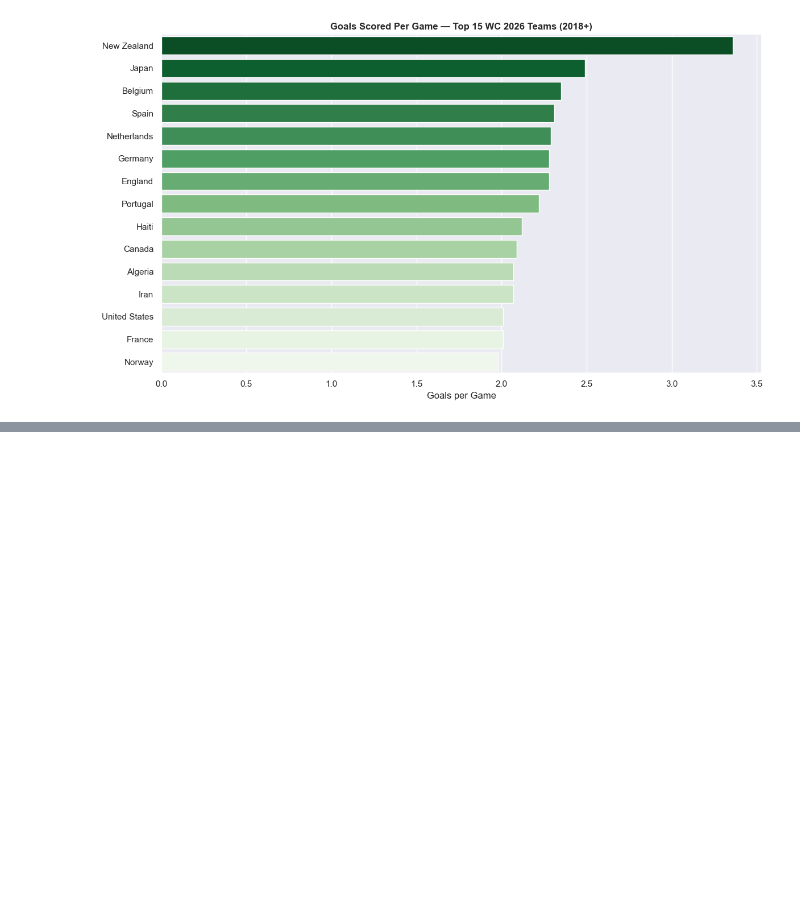
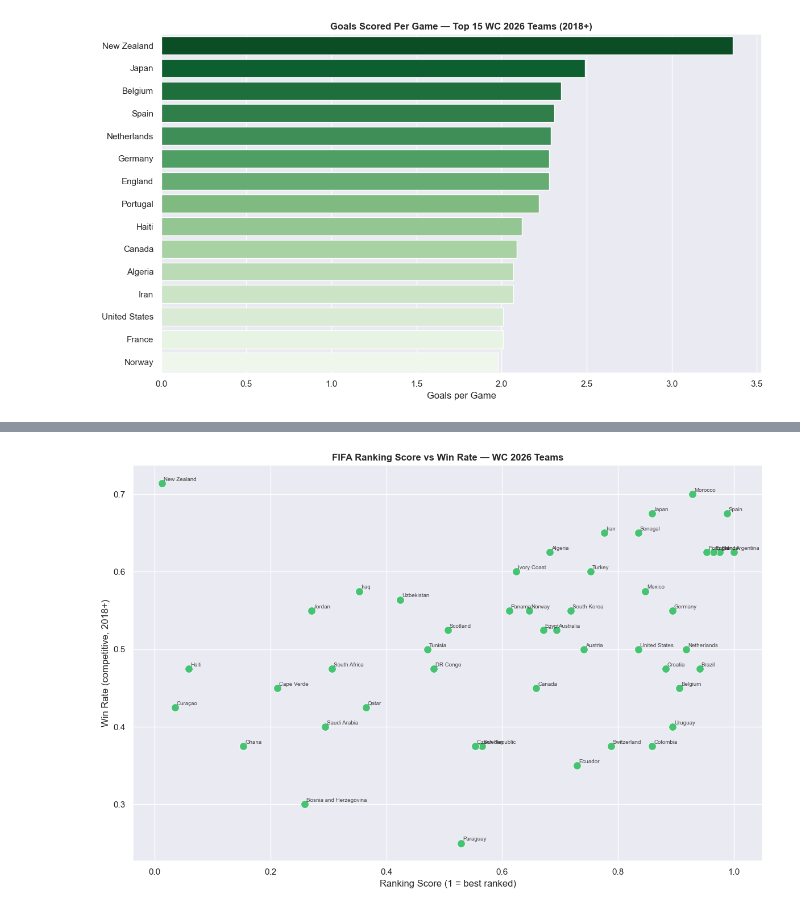
Before and after one commit to ojas996/fifa-world-cup-2026-analysis, a Jupyter notebook: analysis.ipynb, the cells around one changed output, grey strips where cells are left out. Drawn from its saved outputs; the diff is of its cells as text; code cells hidden in the pictures; blank space fills up the shorter version.

```diff
--- a/analysis.ipynb
+++ b/analysis.ipynb
@@ -406,0 +607,23 @@ Passing `palette` without assigning `hue` is deprecated and will be removed in v
+# %%
+plt.figure(figsize=(12, 8))
+sns.scatterplot(
+    data=features_df,
+    x='ranking_score',
+    y='win_rate',
+    s=100,
+    color='#1db954',
+    alpha=0.8
+)
+
+for _, row in features_df.iterrows():
+    plt.text(row['ranking_score'] + 0.003, row['win_rate'] + 0.003,
+             row['team'], fontsize=7, alpha=0.85)
+
+plt.title('FIFA Ranking Score vs Win Rate — WC 2026 Teams', fontweight='bold')
+plt.xlabel('Ranking Score (1 = best ranked)')
+plt.ylabel('Win Rate (competitive, 2018+)')
+plt.tight_layout()
+plt.savefig('charts/ranking_vs_winrate.png', dpi=150)
+plt.show()
+# %% [output]
+[figure, added]
```
Also changed, not shown: parts of 12 cells of this notebook, 4 other files.
